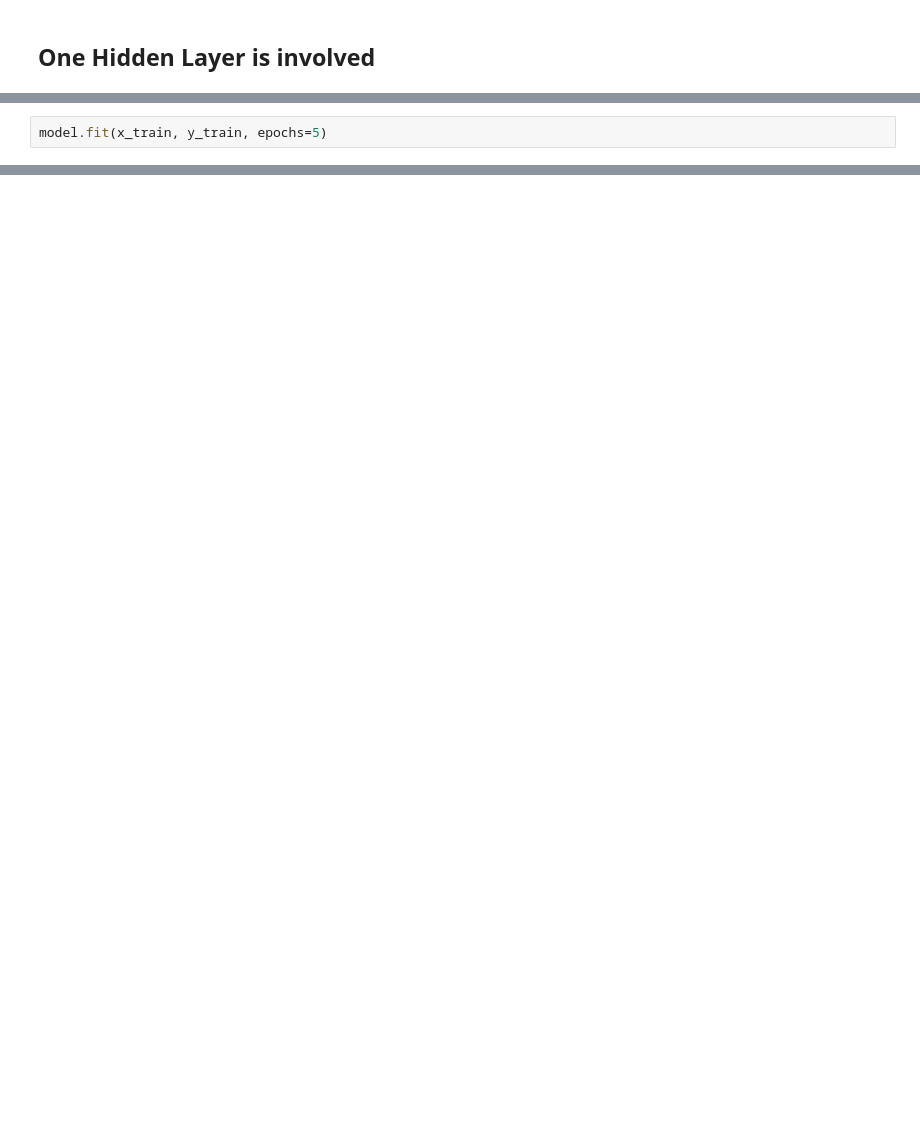
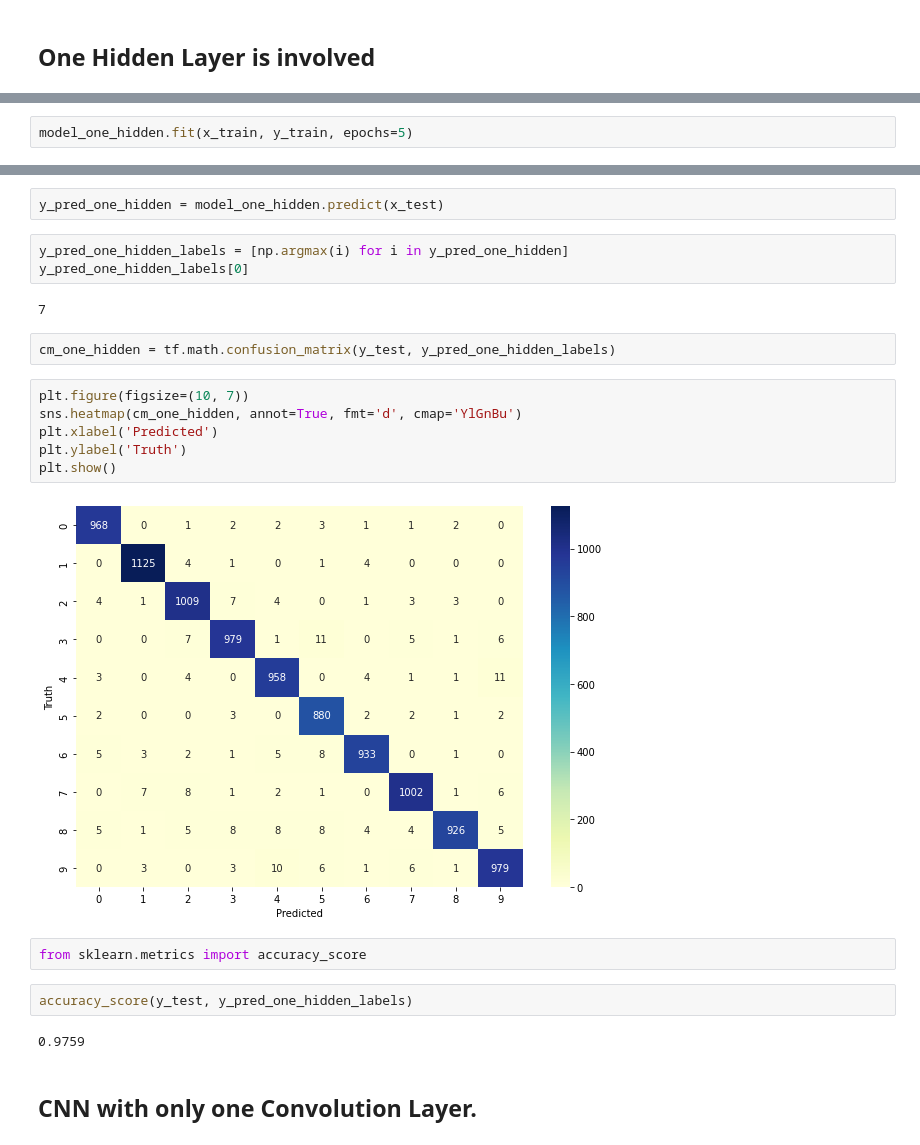
Before and after one commit to badri7489/TensorFlow, a Jupyter notebook: MNIST/mnist.ipynb, the cells around one changed output, grey strips where cells are left out. Saved outputs shown, nothing was run; the diff lists cells and outputs as text; blank space fills up the shorter version.

```diff
--- a/MNIST/mnist.ipynb
+++ b/MNIST/mnist.ipynb
@@ -123,6 +163,6 @@ model.compile(
     metrics=['accuracy']
 )
 # %%
-model.fit(x_train, y_train, epochs=5)
+model_one_hidden.fit(x_train, y_train, epochs=5)
 # %% [output]
 Epoch 1/5
@@ -143,0 +184,25 @@ model.evaluate(x_test, y_test)
+# %%
+y_pred_one_hidden = model_one_hidden.predict(x_test)
+# %%
+y_pred_one_hidden_labels = [np.argmax(i) for i in y_pred_one_hidden]
+y_pred_one_hidden_labels[0]
+# %% [output]
+7
+# %%
+cm_one_hidden = tf.math.confusion_matrix(y_test, y_pred_one_hidden_labels)
+# %%
+plt.figure(figsize=(10, 7))
+sns.heatmap(cm_one_hidden, annot=True, fmt='d', cmap='YlGnBu')
+plt.xlabel('Predicted')
+plt.ylabel('Truth')
+plt.show()
+# %% [output]
+[figure, added]
+# %%
+from sklearn.metrics import accuracy_score
+# %%
+accuracy_score(y_test, y_pred_one_hidden_labels)
+# %% [output]
+0.9759
+# %% [markdown]
+## CNN with only one Convolution Layer.
```
Also changed, not shown: parts of 28 cells of this notebook.
